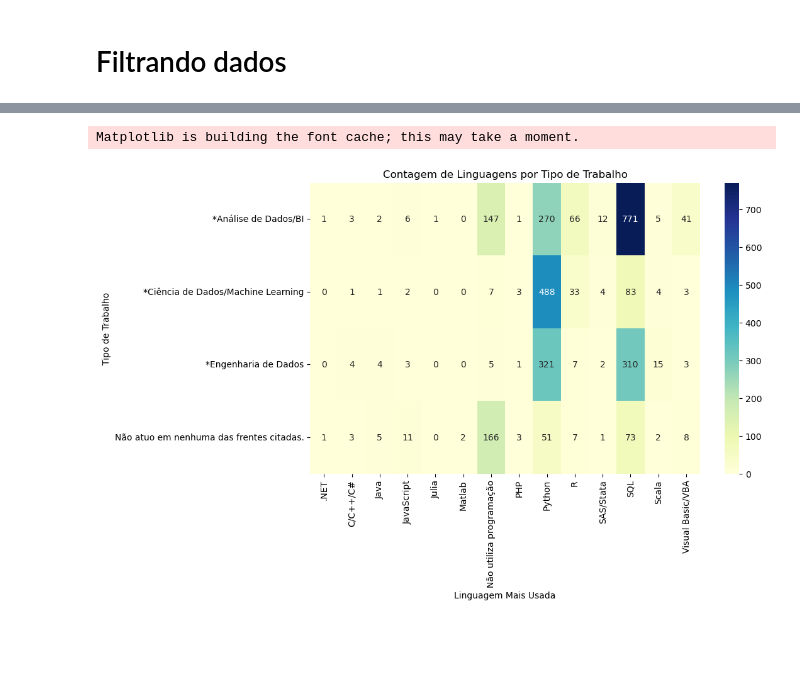
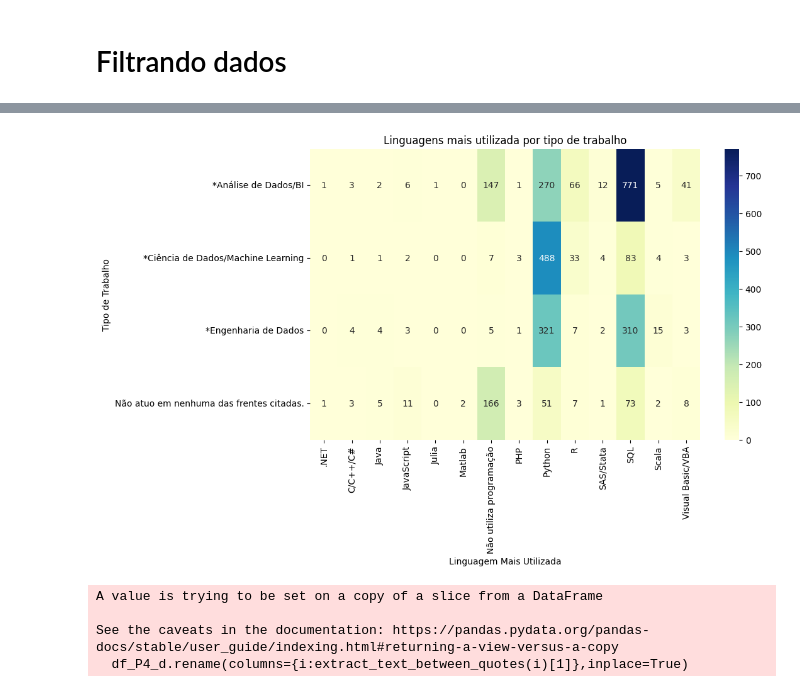
Before and after one commit to dallaqua/Trabalho_Santander_Coders_TPI, a Jupyter notebook: analise_mercado_dados_2022.ipynb, the cells around one changed output, grey strips where cells are left out. Cells and saved outputs as stored; diff of their text form; code cells hidden in the pictures; blank space fills up the shorter version.

Commit message:
Update no notebook
-Inclusão do heatmap de linguagem de programação em job
-Gráficos do que o cientista de dados mais faz

```diff
--- a/analise_mercado_dados_2022.ipynb
+++ b/analise_mercado_dados_2022.ipynb
@@ -140,20 +160,34 @@ See the caveats in the documentation: https://pandas.pydata.org/pandas-docs/stab
 # %%
 df_P4_e_pivot = parte_4[['P4_a ','P4_e ']]
-df_P4_e_pivot = df_P4_e_agg.dropna()
+df_P4_e_pivot = df_P4_e_pivot.dropna()
 df_P4_e_pivot['P4_a '] = parte_4['P4_a '].str.split(':',expand=True)[0]
 df_P4_e_pivot = df_P4_e_pivot.pivot_table(index='P4_a ',columns='P4_e ',aggfunc='size', fill_value=0)
 df_P4_e_pivot
 
-
-import seaborn as sns
-import matplotlib.pyplot as plt
-
 plt.figure(figsize=(10, 6))
 sns.heatmap(df_P4_e_pivot, cmap='YlGnBu', annot=True, fmt='d')  # cmap define a paleta de cores
-plt.title('Contagem de Linguagens por Tipo de Trabalho')
-plt.xlabel('Linguagem Mais Usada')
+plt.title('Linguagens mais utilizada por tipo de trabalho')
+plt.xlabel('Linguagem Mais Utilizada')
 plt.ylabel('Tipo de Trabalho')
 plt.show()
 # %% [output]
-Matplotlib is building the font cache; this may take a moment.
-[figure, old version]
+[figure, new version]
+# %%
+lista_colunas = list(dados.filter(like = 'P4_d', axis = 1).columns)
+lista_colunas.append("('P4_a ', 'Mesmo que esse não seja seu cargo formal, você considera que sua atuação no dia a dia, reflete alguma das opções listadas abaixo?')")
+df_P4_d = dados[lista_colunas]
+
+for i in df_P4_d.columns:
+    df_P4_d.rename(columns={i:extract_text_between_quotes(i)[1]},inplace=True)
+
+
+df_P4_d = df_P4_d.drop(columns=['Quais das linguagens listadas abaixo você utiliza no trabalho?'])
+df_P4_d['Mesmo que esse não seja seu cargo formal, você considera que sua atuação no dia a dia, reflete alguma das opções listadas abaixo?'
+] = df_P4_d['Mesmo que esse não seja seu cargo formal, você considera que sua atuação no dia a dia, reflete alguma das opções listadas abaixo?'
+].str.split(':',expand=True)[0]
+df_P4_d = df_P4_d.dropna()
+# %% [output]
+A value is trying to be set on a copy of a slice from a DataFrame
+
+See the caveats in the documentation: https://pandas.pydata.org/pandas-docs/stable/user_guide/indexing.html#returning-a-view-versus-a-copy
+  df_P4_d.rename(columns={i:extract_text_between_quotes(i)[1]},inplace=True)
```
Also changed, not shown: parts of 10 cells of this notebook.
